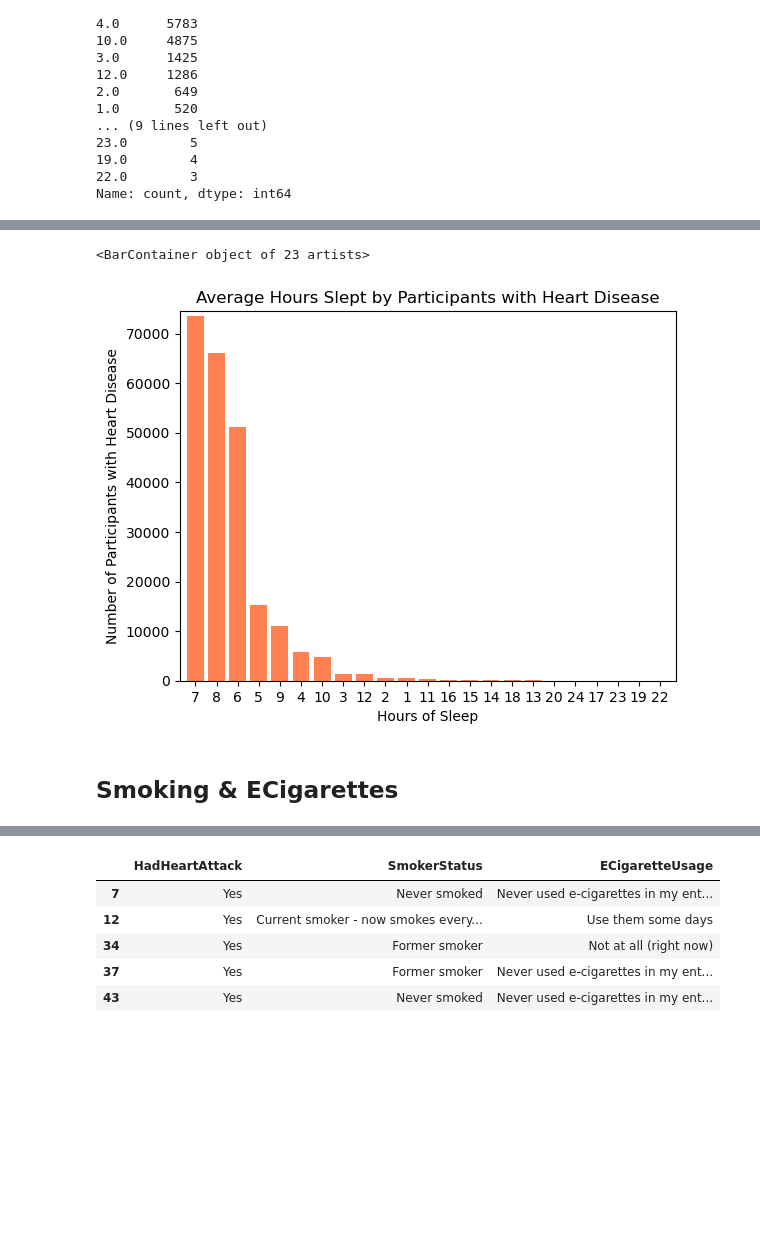
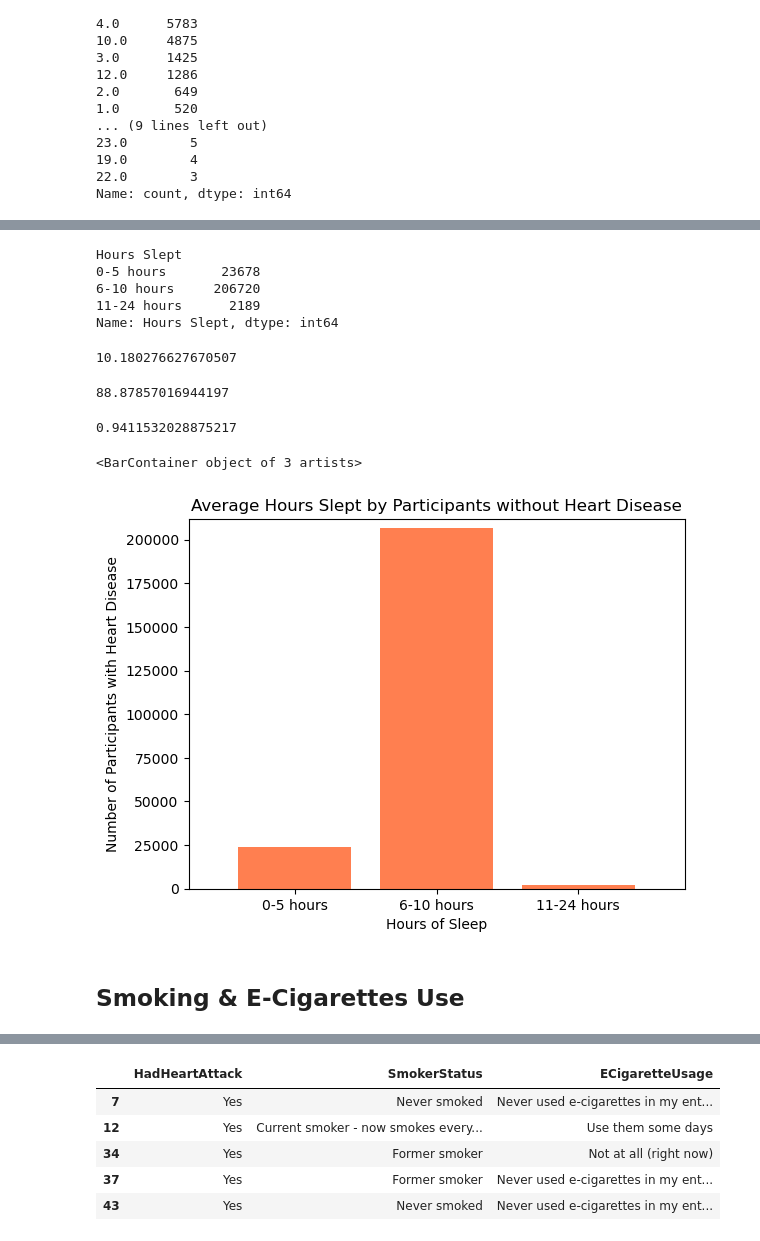
Before and after one commit to RickGrimesCodes/Project-1-GREEN-TEAM-, a Jupyter notebook: jupyterCode/KeyLifestyleIndicators.ipynb, the cells around one changed output, grey strips where cells are left out. Saved outputs shown, nothing was run; the diff lists cells and outputs as text; code cells hidden in the pictures; blank space fills up the shorter version.

```diff
--- a/jupyterCode/KeyLifestyleIndicators.ipynb
+++ b/jupyterCode/KeyLifestyleIndicators.ipynb
@@ -444,21 +643,51 @@ Name: count, dtype: int64
+# %%
+negHoursSlept = negSleepHours.groupby("Hours Slept")
+negHoursSlept["Hours Slept"].count()
+# %% [output]
+Hours Slept
+0-5 hours       23678
+6-10 hours     206720
+11-24 hours      2189
+Name: Hours Slept, dtype: int64
+# %%
+# percentage of '0-5 hours slept' in participants with heart disease
+lowSleepNegCount = negSleepHours[(negSleepHours["Hours Slept"] == "0-5 hours")].count()["SleepHours"]
+lowSleepNegPercent = lowSleepNegCount / float(negRowCount) * 100
+lowSleepNegPercent
+# %% [output]
+10.180276627670507
+# %%
+# percentage of '6-10 hours slept' in participants with heart disease
+midSleepNegCount = negSleepHours[(negSleepHours["Hours Slept"] == "6-10 hours")].count()["SleepHours"]
+midSleepNegPercent = midSleepNegCount / float(negRowCount) * 100
+midSleepNegPercent
+# %% [output]
+88.87857016944197
+# %%
+# percentage of '11-24 hours slept' in participants with heart disease
+highSleepNegCount = negSleepHours[(negSleepHours["Hours Slept"] == "11-24 hours")].count()["SleepHours"]
+highSleepNegPercent = highSleepNegCount / float(negRowCount) * 100
+highSleepNegPercent
+# %% [output]
+0.9411532028875217
 # %%
-sleepHours = [7, 8, 6, 5, 9, 4, 10, 3, 12, 2, 1, 11, 16, 15, 14, 18, 13, 20, 24, 17, 23, 19, 22]
-partResponse = [73521, 66112, 51150, 15301, 11062, 5783, 4875, 1425, 1286, 649, 520, 301, 131, 130, 127, 72, 64, 44, 13, 9, 5, 4, 3]
+sleepHours = ["0-5 hours", "6-10 hours", "11-24 hours"]
+partResponse = [23678, 206720, 2189]
 x_axis = np.arange(len(partResponse))
 # %%
 tick_locations = [value for value in x_axis]
 plt.xticks(tick_locations, sleepHours)
 plt.xlim(-0.75, len(x_axis)-0.25)
-plt.ylim(0, max(partResponse)+1000)
-plt.title("Average Hours Slept by Participants with Heart Disease")
+plt.ylim(0, max(partResponse)+5000)
+plt.title("Average Hours Slept by Participants without Heart Disease")
 plt.xlabel("Hours of Sleep")
 plt.ylabel("Number of Participants with Heart Disease")
 plt.bar(x_axis, partResponse, color="coral", align="center")
 # %% [output]
-<BarContainer object of 23 artists>
+<BarContainer object of 3 artists>
-[figure, old version]
+[figure, new version]
 # %% [markdown]
-## Smoking & ECigarettes
+## Smoking & E-Cigarettes Use
 # %%
 # smoking status of participants WITH heart diease
 positiveHD.head()
```
Also changed, not shown: parts of 65 cells of this notebook.
